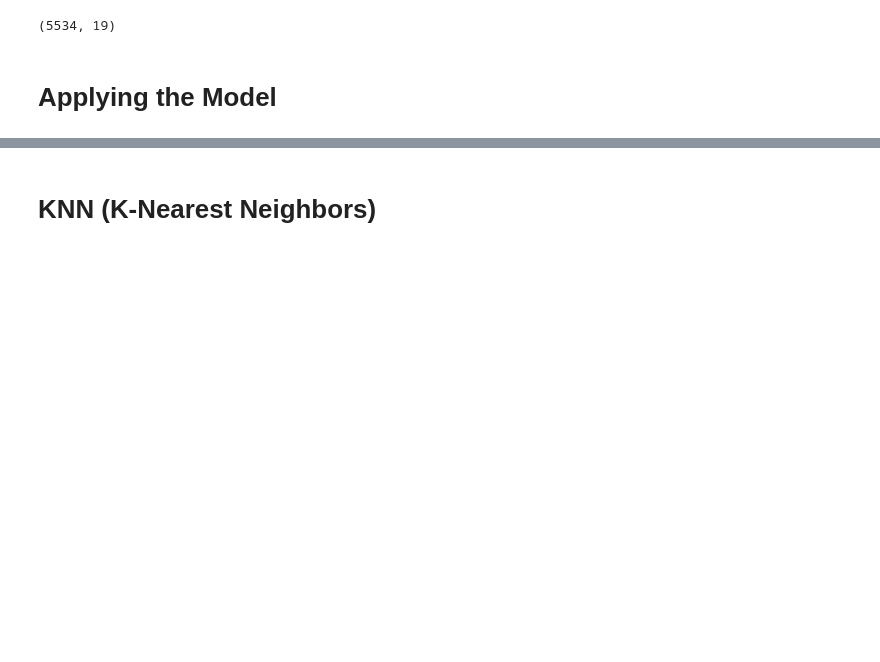
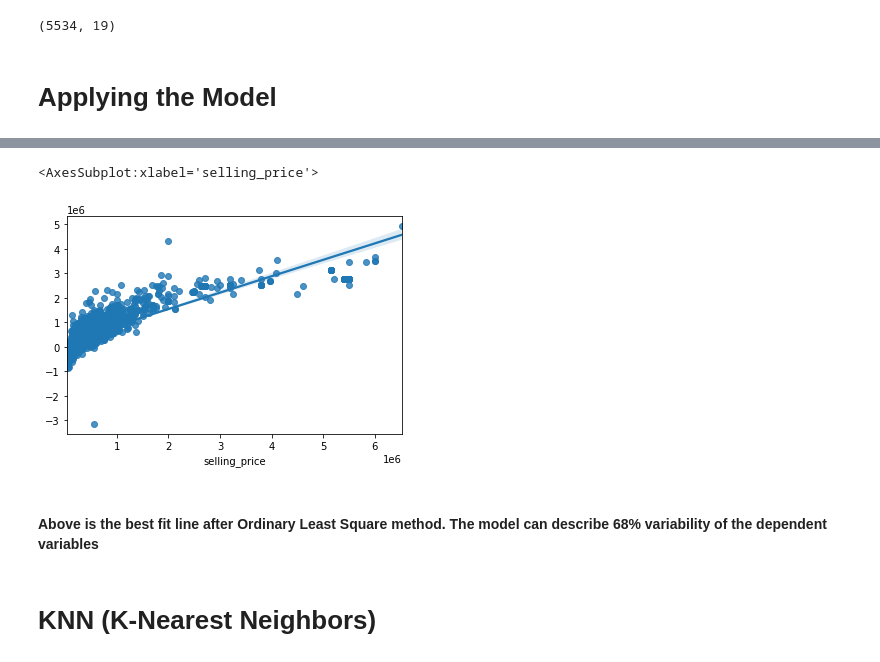
Before and after one commit to Rajdeep-personal/My-Project, a Jupyter notebook: Car_Selling_Price_Prediction.ipynb, the cells around one changed output, grey strips where cells are left out. Drawn from its saved outputs; the diff is of its cells as text; code cells hidden in the pictures; blank space fills up the shorter version.

```diff
--- a/Car_Selling_Price_Prediction.ipynb
+++ b/Car_Selling_Price_Prediction.ipynb
@@ -1323,3 +1476,10 @@ sns.kdeplot(residual)
+# %%
+sns.regplot(y_test, y_test_hat)
+# %% [output]
+<AxesSubplot:xlabel='selling_price'>
+[figure, added]
+# %% [markdown]
+#### Above is the best fit line after Ordinary Least Square method. The model can describe 68% variability of the dependent variables
 # %% [markdown]
 # KNN (K-Nearest Neighbors)
 # %%
```
Also changed, not shown: parts of 89 cells of this notebook.
